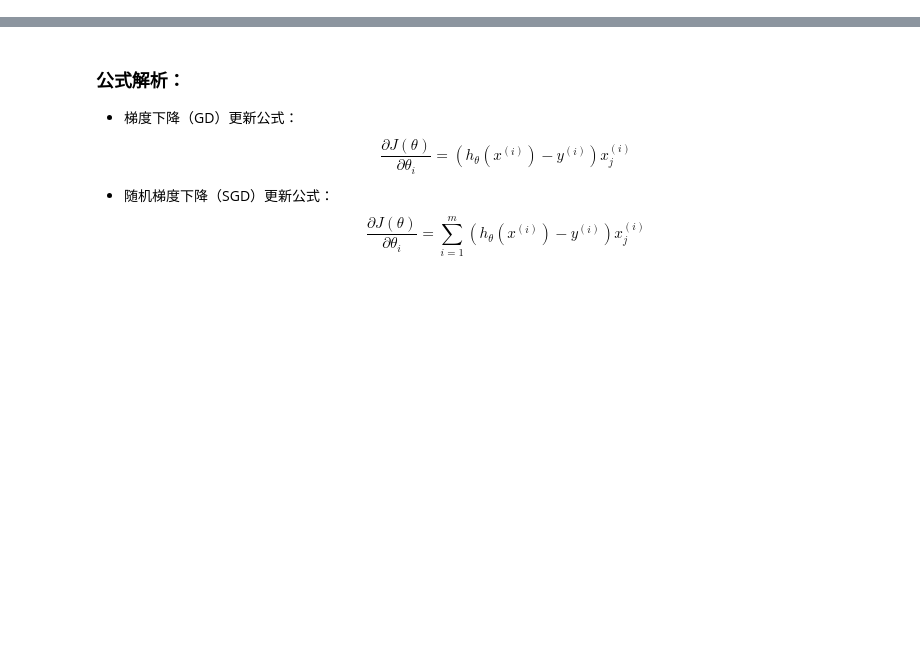
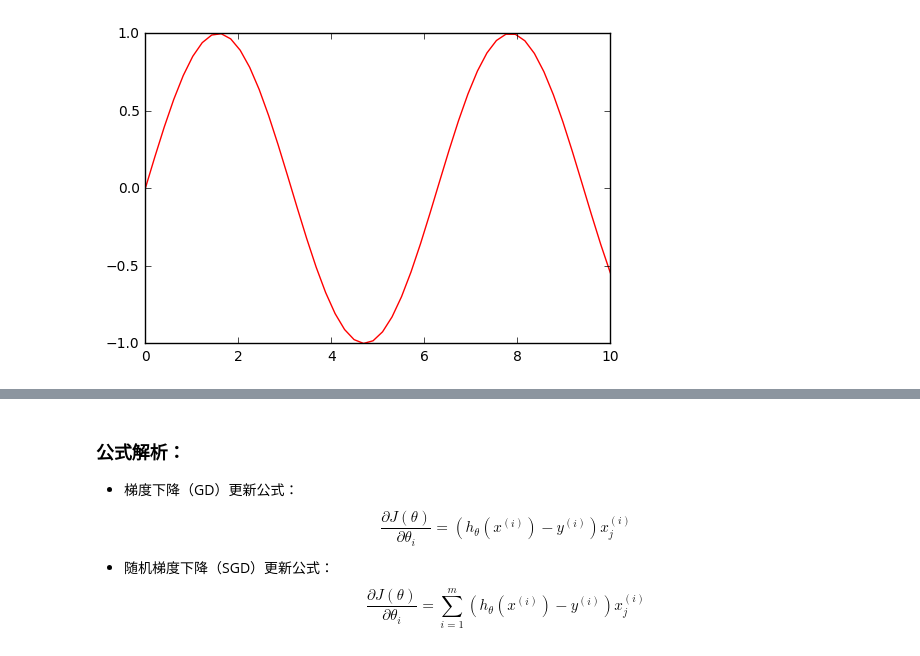
Before and after one commit to princewang1994/PythonML, a Jupyter notebook: notebook/LinearRegression.ipynb, the cells around one changed output, grey strips where cells are left out. Saved outputs shown, nothing was run; the diff lists cells and outputs as text; code cells hidden in the pictures; blank space fills up the shorter version.

```diff
--- a/notebook/LinearRegression.ipynb
+++ b/notebook/LinearRegression.ipynb
@@ -23,3 +8,9 @@ class DataSimulor:
+# %%
+import math
+import numpy as np
+ds.draw_line(np.sin)
+# %% [output]
+[figure, added]
 # %%
 def f(x):
     return 9 * x + 5
```
Also changed, not shown: parts of 7 cells of this notebook, 43 other files.
